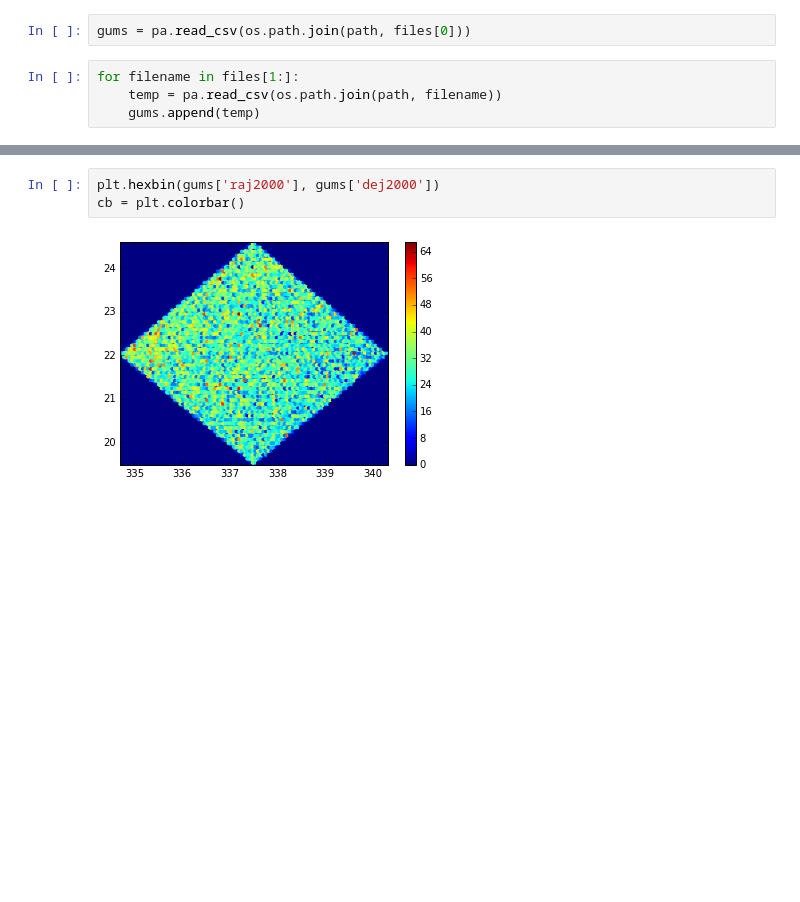
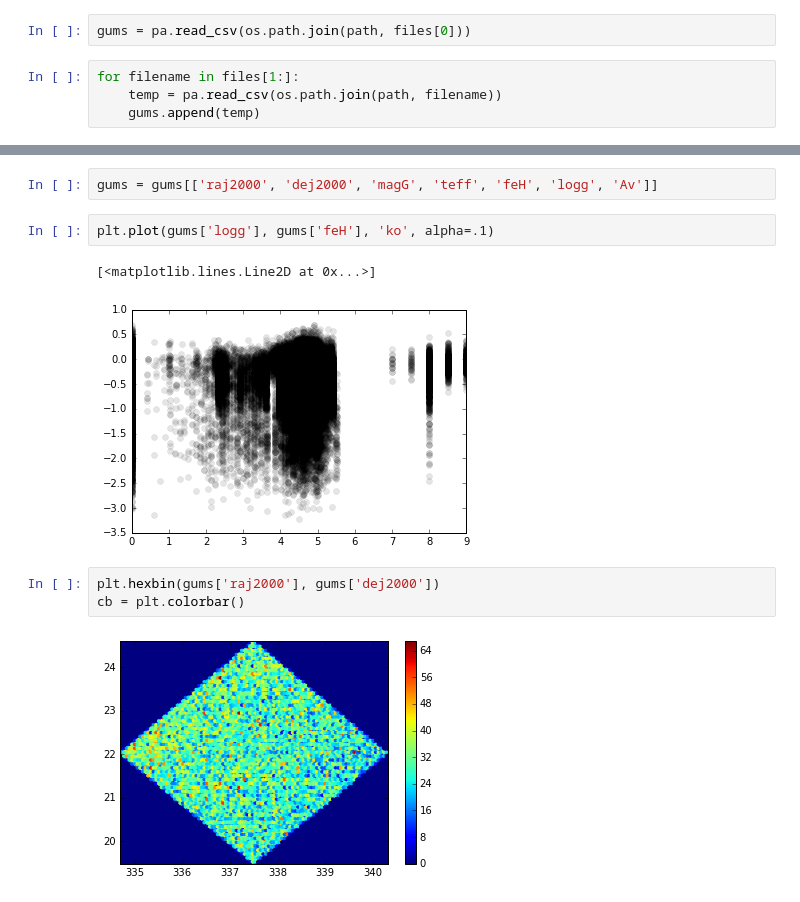
Before and after one commit to lsst-sims/sims_gaia_calib, a Jupyter notebook: python/Check_gems.ipynb, the cells around one changed output, grey strips where cells are left out. Drawn from its saved outputs; the diff is of its cells as text; blank space fills up the shorter version.

```diff
--- a/python/Check_gems.ipynb
+++ b/python/Check_gems.ipynb
@@ -41,3 +35,10 @@ for filename in files[1:]:
+# %%
+gums = gums[['raj2000', 'dej2000', 'magG', 'teff', 'feH', 'logg', 'Av']]
+# %%
+plt.plot(gums['logg'], gums['feH'], 'ko', alpha=.1)
+# %% [output]
+[<matplotlib.lines.Line2D at 0x...>]
+[figure, added]
 # %%
 plt.hexbin(gums['raj2000'], gums['dej2000'])
 cb = plt.colorbar()
```
Also changed, not shown: parts of 2 cells of this notebook.
